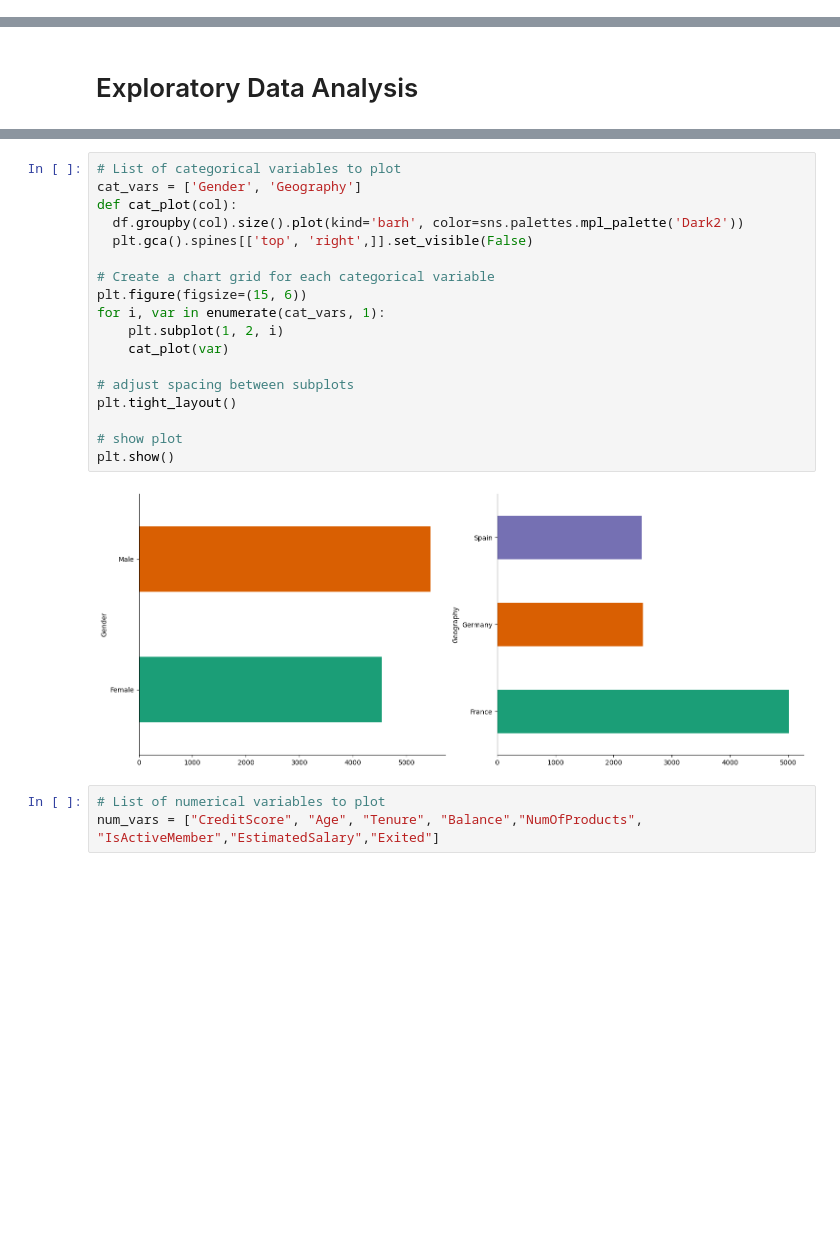
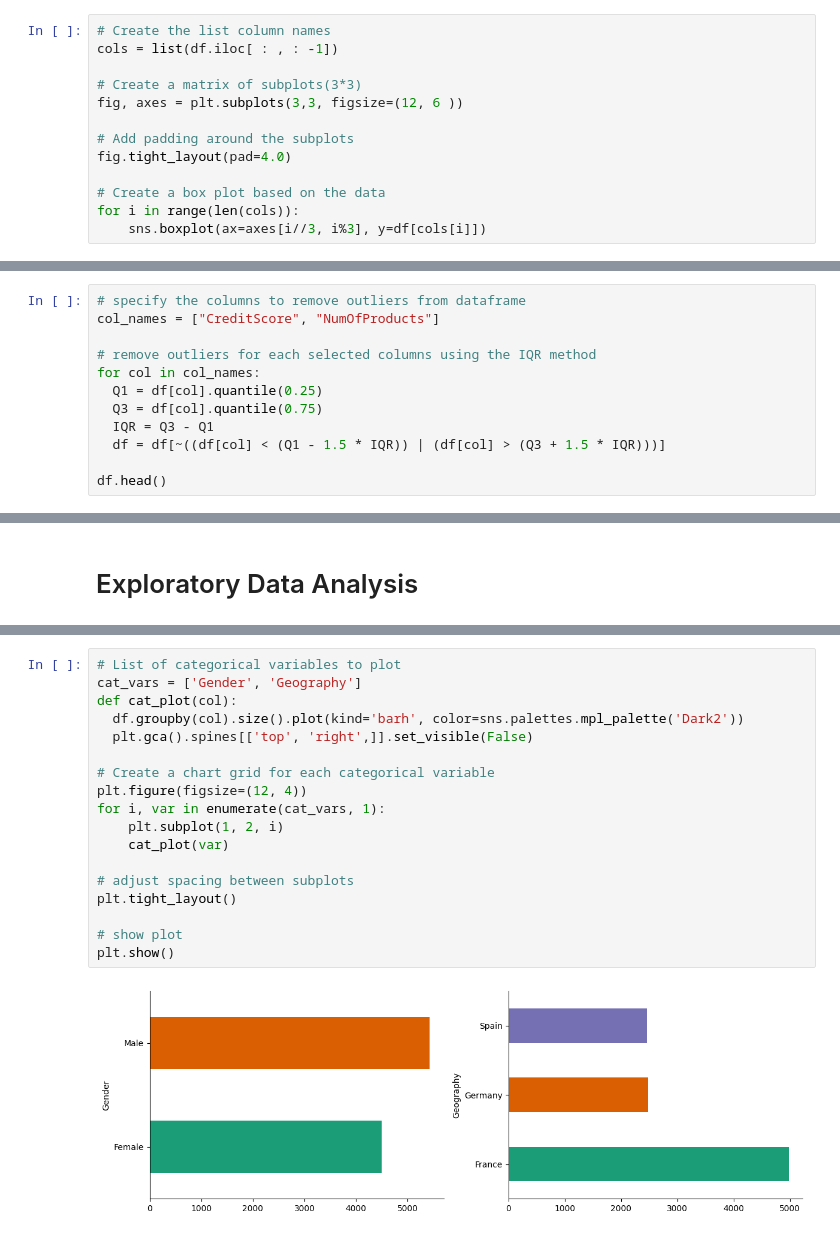
Before and after one commit to nguyenhuynhtu11/CreditCard_Churn, a Jupyter notebook: CreditCard_Customer_Churn.ipynb, the cells around one changed output, grey strips where cells are left out. Drawn from its saved outputs; the diff is of its cells as text; blank space fills up the shorter version.

```diff
--- a/CreditCard_Customer_Churn.ipynb
+++ b/CreditCard_Customer_Churn.ipynb
@@ -44,0 +101,13 @@ df.head()
+# %%
+# Create the list column names
+cols = list(df.iloc[ : , : -1])
+
+# Create a matrix of subplots(3*3)
+fig, axes = plt.subplots(3,3, figsize=(12, 6 ))
+
+# Add padding around the subplots
+fig.tight_layout(pad=4.0)
+
+# Create a box plot based on the data
+for i in range(len(cols)):
+    sns.boxplot(ax=axes[i//3, i%3], y=df[cols[i]])
@@ -44,0 +122,12 @@ df.head()
+# %%
+# specify the columns to remove outliers from dataframe
+col_names = ["CreditScore", "NumOfProducts"]
+
+# remove outliers for each selected columns using the IQR method
+for col in col_names:
+  Q1 = df[col].quantile(0.25)
+  Q3 = df[col].quantile(0.75)
+  IQR = Q3 - Q1
+  df = df[~((df[col] < (Q1 - 1.5 * IQR)) | (df[col] > (Q3 + 1.5 * IQR)))]
+
+df.head()
@@ -47,23 +166,20 @@ df.head()
 # %%
 # List of categorical variables to plot
 cat_vars = ['Gender', 'Geography']
 def cat_plot(col):
   df.groupby(col).size().plot(kind='barh', color=sns.palettes.mpl_palette('Dark2'))
   plt.gca().spines[['top', 'right',]].set_visible(False)
 
 # Create a chart grid for each categorical variable
-plt.figure(figsize=(15, 6))
+plt.figure(figsize=(12, 4))
 for i, var in enumerate(cat_vars, 1):
     plt.subplot(1, 2, i)
     cat_plot(var)
 
 # adjust spacing between subplots
 plt.tight_layout()
 
 # show plot
 plt.show()
 # %% [output]
-[figure, old version]
+[figure, new version]
-# %%
-# List of numerical variables to plot
-num_vars = ["CreditScore", "Age", "Tenure", "Balance","NumOfProducts", "IsActiveMember","EstimatedSalary","Exited"]
```
Also changed, not shown: parts of 24 cells of this notebook.
